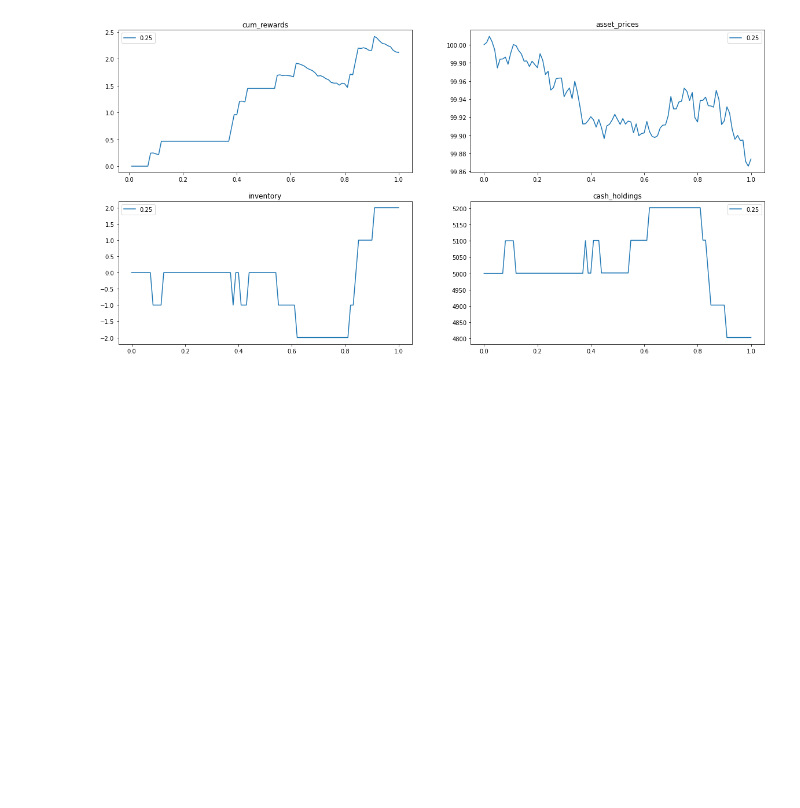
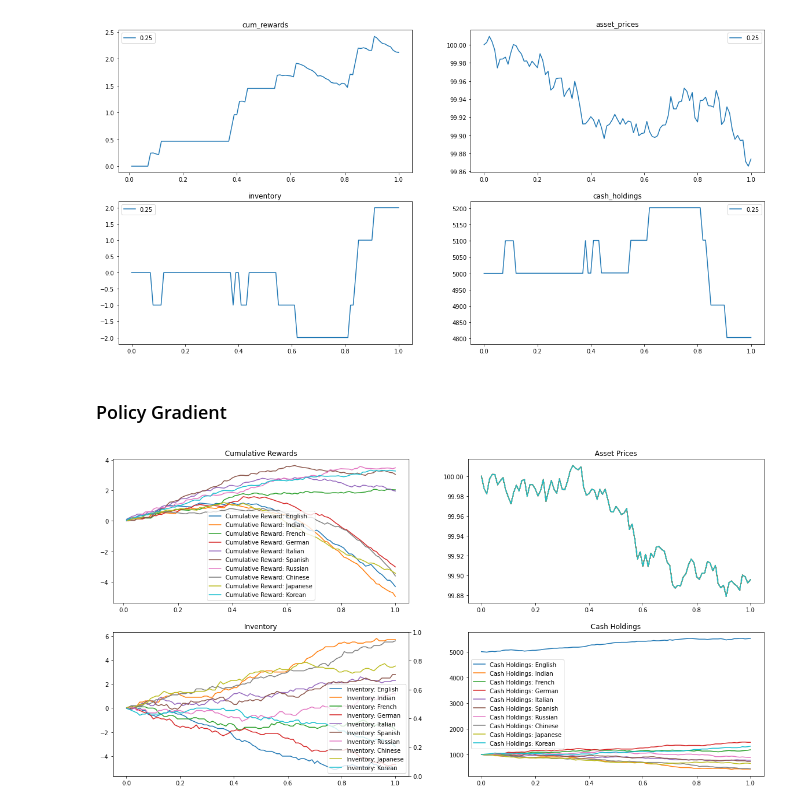
Before and after one commit to MatthewWilsonThomas/CME241-RLForFinance, a Jupyter notebook: Project/notebooks/Multi Baseline Agents.ipynb, the cells around one changed output. Cells and saved outputs as stored; diff of their text form; code cells hidden in the pictures; blank space fills up the shorter version.

Commit message:
Multi Agent PG

```diff
--- a/Project/notebooks/Multi Baseline Agents.ipynb
+++ b/Project/notebooks/Multi Baseline Agents.ipynb
@@ -146,3 +151,24 @@ ax4.legend()
 plt.show()
 # %% [output]
 [figure]
+# %% [markdown]
+### Policy Gradient
+# %%
+num_trajectories = 10
+env = get_cj_multi_agent_env(num_trajectories)
+
+agent_names: List[str] = ['English', 'Indian', 'French', 'German', 'Italian', 'Spanish', 'Russian', 'Chinese', 'Japanese', 'Korean']
+initial_cash: Dict[str, float] = {agent: 1000 for agent in agent_names}
+initial_cash[agent_names[0]] = 5000
+initial_inventory: Dict[str, int] = {agent: int(0) for agent in agent_names}
+env.register_agents(agent_names, initial_cash, initial_inventory)
+agents: Dict[str, Agent] = {agent: PolicyGradientMultiAgent(env=env, AgentID=agent) for agent in agent_names}
+
+for i in tqdm_notebook(range(25), desc='Epochs'):
+    for id, agent in agents.items():
+        # tqdm_notebook.write(f"Epoch: {i}; Agent: {id}")
+        loss, reward = agent.train(agents, num_epochs=2)
+# %%
+plot_multiagent_trajectory(env, agents, agent_names, seed)
+# %% [output]
+[figure, added]
```
Also changed, not shown: parts of 3 cells of this notebook, 5 other files.
